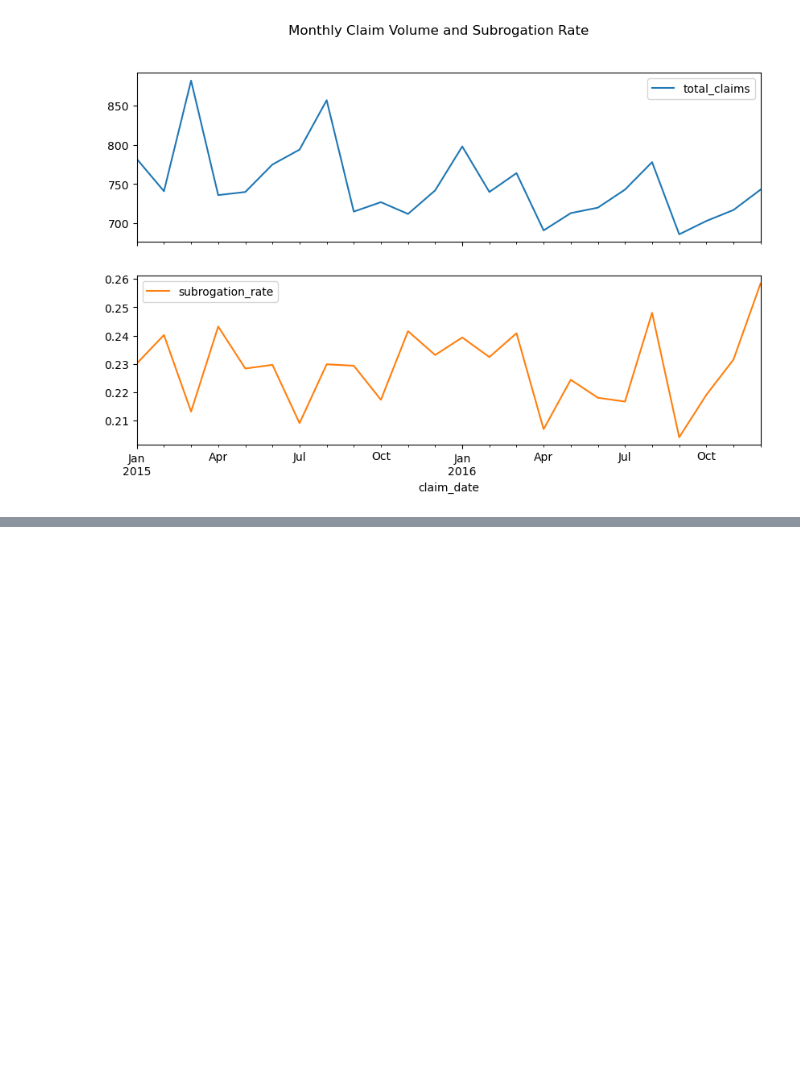
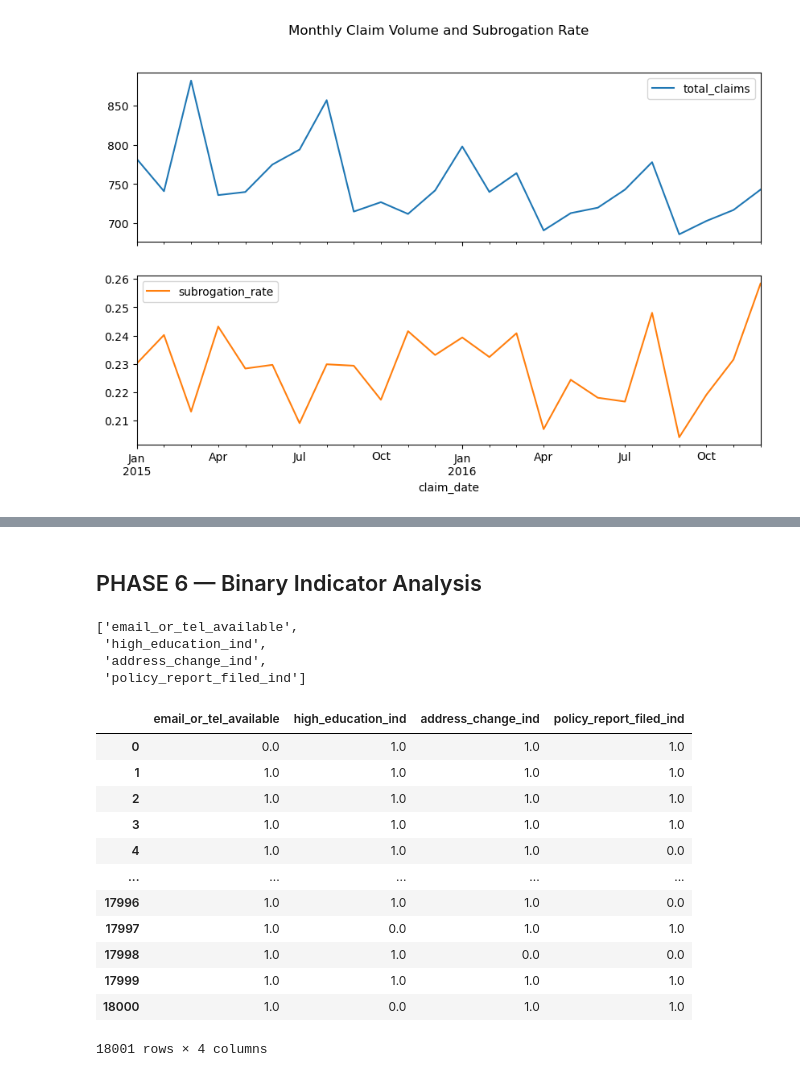
Before and after one commit to rwandashi/insurance-subrogation-prediction, a Jupyter notebook: notebooks/01_eda.ipynb, the cells around one changed output, grey strips where cells are left out. Drawn from its saved outputs; the diff is of its cells as text; code cells hidden in the pictures; blank space fills up the shorter version.

```diff
--- a/notebooks/01_eda.ipynb
+++ b/notebooks/01_eda.ipynb
@@ -145,0 +417,5 @@ Exploratory analysis shows that liability percentage is the strongest numerical
+# %%
+for col in categorical_vars:
+    rate = pd.crosstab(df[col], df["subrogation"], normalize="index")
+    spread = rate[1].max() - rate[1].min()
+    print(f"{col}: subrogation rate spread = {spread:.2f}")
@@ -145,0 +439,27 @@ Exploratory analysis shows that liability percentage is the strongest numerical
+# %%
+important_categorical_vars = [
+    "accident_type",
+    "accident_site",
+    "witness_present_ind",
+    "gender",          # optional, weak but stable
+    "living_status"    # optional, weak but stable
+]
+# %%
+from scipy.stats import chi2_contingency
+
+chi2_results = []
+
+for col in important_categorical_vars:
+    table = pd.crosstab(df[col], df["subrogation"])
+
+    chi2, p, dof, expected = chi2_contingency(table)
+
+    chi2_results.append({
+        "variable": col,
+        "chi2_stat": chi2,
+        "p_value": p,
+        "degrees_of_freedom": dof
+    })
+
+chi2_df = pd.DataFrame(chi2_results).sort_values("p_value")
+chi2_df
@@ -145,0 +477,31 @@ Exploratory analysis shows that liability percentage is the strongest numerical
+# %% [markdown]
+## PHASE 6 — Binary Indicator Analysis
+# %%
+binary_features = [
+    col for col in df.select_dtypes(include="number").columns
+    if set(df[col].dropna().unique()) <= {0, 1}
+    and col != "subrogation"
+]
+
+binary_features
+# %% [output]
+['email_or_tel_available',
+ 'high_education_ind',
+ 'address_change_ind',
+ 'policy_report_filed_ind']
+# %%
+df[binary_features]
+# %% [output]
+|  | email_or_tel_available | high_education_ind | address_change_ind | policy_report_filed_ind |
+| 0 | 0.0 | 1.0 | 1.0 | 1.0 |
+| 1 | 1.0 | 1.0 | 1.0 | 1.0 |
+| 2 | 1.0 | 1.0 | 1.0 | 1.0 |
+| 3 | 1.0 | 1.0 | 1.0 | 1.0 |
+| 4 | 1.0 | 1.0 | 1.0 | 0.0 |
+| ... | ... | ... | ... | ... |
+| 17996 | 1.0 | 1.0 | 1.0 | 0.0 |
+| 17997 | 1.0 | 0.0 | 1.0 | 1.0 |
+| 17998 | 1.0 | 1.0 | 0.0 | 0.0 |
+| 17999 | 1.0 | 1.0 | 1.0 | 1.0 |
+| 18000 | 1.0 | 0.0 | 1.0 | 1.0 |
+18001 rows × 4 columns
```
Also changed, not shown: parts of 54 cells of this notebook, 1 other file.
